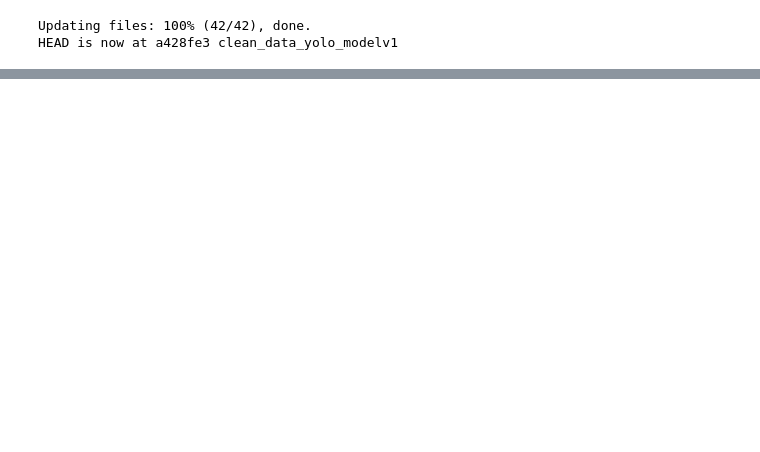
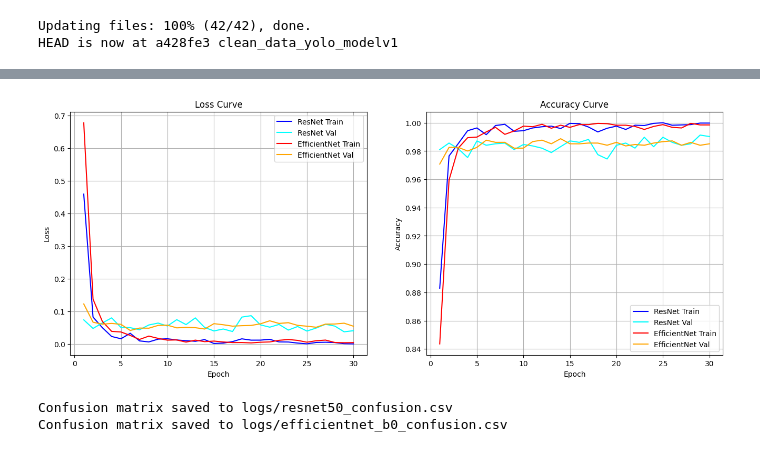
Before and after one commit to hizoo66/Tank-Model-Classification, a Jupyter notebook: tank_nontank_resnet_efficientnet.ipynb, the cells around one changed output, grey strips where cells are left out. Cells and saved outputs as stored; diff of their text form; code cells hidden in the pictures; blank space fills up the shorter version.

Commit message:
tank_nontank_res_efficient_result

```diff
--- a/tank_nontank_resnet_efficientnet.ipynb
+++ b/tank_nontank_resnet_efficientnet.ipynb
@@ -119,0 +442,17 @@ YOLO → 바운딩박스 crop 데이터 셋 구성
+# %%
+import pandas as pd
+import matplotlib.pyplot as plt
+
+# 파일 경로
+resnet_csv = "logs/resnet50_history.csv"
+effnet_csv = "logs/efficientnet_b0_history.csv"
+
+# CSV 읽기
+resnet_df = pd.read_csv(resnet_csv)
+effnet_df = pd.read_csv(effnet_csv)
+
+# epoch column이 없으면 만들어주기
+if "epoch" not in resnet_df.columns:
+    resnet_df["epoch"] = range(1, len(resnet_df)+1)
+if "epoch" not in effnet_df.columns:
+    effnet_df["epoch"] = range(1, len(effnet_df)+1)
@@ -119,0 +487,28 @@ YOLO → 바운딩박스 crop 데이터 셋 구성
+# %%
+fig, axes = plt.subplots(1, 2, figsize=(16,6))
+
+# Loss
+axes[0].plot(resnet_df["epoch"], resnet_df["train_loss"], label="ResNet Train", color="blue")
+axes[0].plot(resnet_df["epoch"], resnet_df["val_loss"], label="ResNet Val", color="cyan")
+axes[0].plot(effnet_df["epoch"], effnet_df["train_loss"], label="EfficientNet Train", color="red")
+axes[0].plot(effnet_df["epoch"], effnet_df["val_loss"], label="EfficientNet Val", color="orange")
+axes[0].set_xlabel("Epoch")
+axes[0].set_ylabel("Loss")
+axes[0].set_title("Loss Curve")
+axes[0].legend()
+axes[0].grid(True)
+
+# Accuracy
+axes[1].plot(resnet_df["epoch"], resnet_df["train_acc"], label="ResNet Train", color="blue")
+axes[1].plot(resnet_df["epoch"], resnet_df["val_acc"], label="ResNet Val", color="cyan")
+axes[1].plot(effnet_df["epoch"], effnet_df["train_acc"], label="EfficientNet Train", color="red")
+axes[1].plot(effnet_df["epoch"], effnet_df["val_acc"], label="EfficientNet Val", color="orange")
+axes[1].set_xlabel("Epoch")
+axes[1].set_ylabel("Accuracy")
+axes[1].set_title("Accuracy Curve")
+axes[1].legend()
+axes[1].grid(True)
+
+plt.show()
+# %% [output]
+[figure, added]
@@ -119,0 +546,11 @@ YOLO → 바운딩박스 crop 데이터 셋 구성
+# %%
+class_names = ["tank", "car", "threewheel", "bus", "truck", "motorbike", "van"]
+
+# ResNet
+resnet_cm = save_confusion_matrix_csv(resnet_model, val_loader, "resnet50", class_names)
+
+# EfficientNet
+effnet_cm = save_confusion_matrix_csv(effnet_model, val_loader, "efficientnet_b0", class_names)
+# %% [output]
+Confusion matrix saved to logs/resnet50_confusion.csv
+Confusion matrix saved to logs/efficientnet_b0_confusion.csv
```
Also changed, not shown: parts of 36 cells of this notebook, 8 other files.
